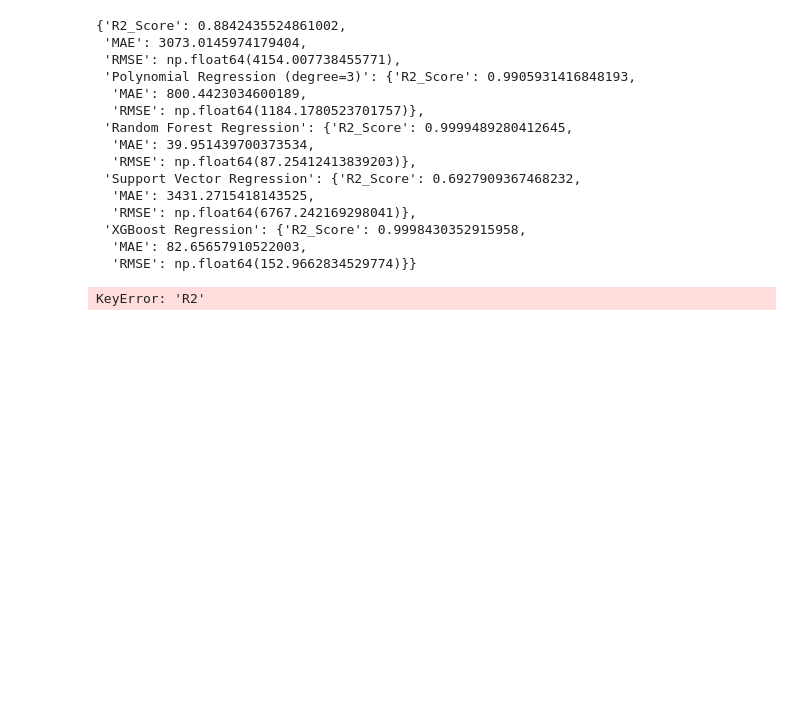
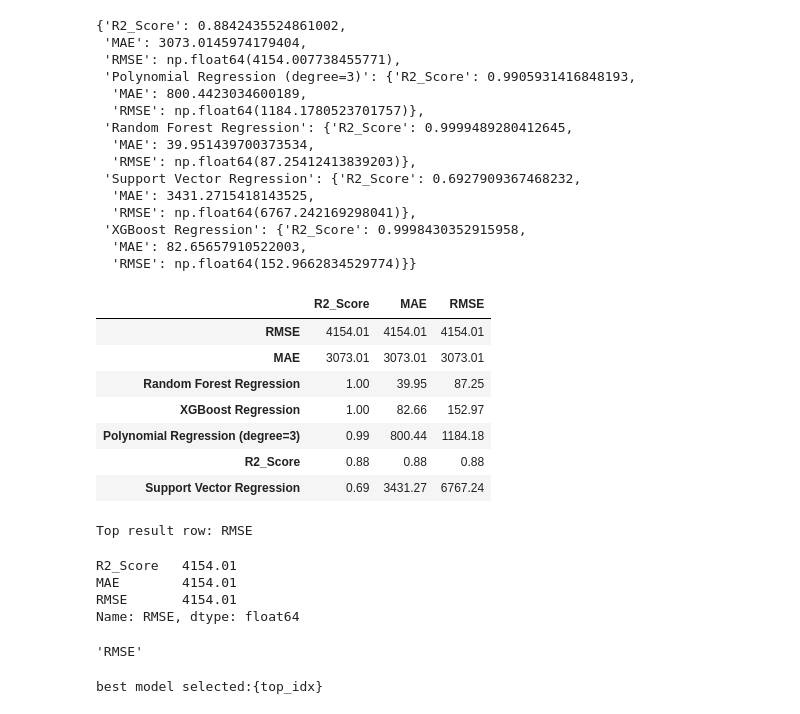
Before and after one commit to damintha01/Health_Insurance_Costs_Predicting-, a Jupyter notebook: analysis_model.ipynb, the cells around one changed output. Cells and saved outputs as stored; diff of their text form; code cells hidden in the pictures; blank space fills up the shorter version.

Commit message:
save model

```diff
--- a/analysis_model.ipynb
+++ b/analysis_model.ipynb
@@ -295,7 +295,14 @@ results
   'MAE': 82.65657910522003,
   'RMSE': np.float64(152.9662834529774)}}
 # %%
-results_df=pd.DataFrame(results).T.sort_values(by="R2",ascending=False)
+results_df=pd.DataFrame(results).T.sort_values(by="R2_Score",ascending=False)
 results_df
 # %% [output]
-KeyError: 'R2'
+|  | R2_Score | MAE | RMSE |
+| RMSE | 4154.01 | 4154.01 | 4154.01 |
+| MAE | 3073.01 | 3073.01 | 3073.01 |
+| Random Forest Regression | 1.00 | 39.95 | 87.25 |
+| XGBoost Regression | 1.00 | 82.66 | 152.97 |
+| Polynomial Regression (degree=3) | 0.99 | 800.44 | 1184.18 |
+| R2_Score | 0.88 | 0.88 | 0.88 |
+| Support Vector Regression | 0.69 | 3431.27 | 6767.24 |
@@ -301,0 +317,33 @@ KeyError: 'R2'
+# %%
+# select the row with the highest R2 score from results_df
+top_idx = results_df['R2_Score'].idxmax()
+top_row = results_df.loc[top_idx]
+
+# map results_df row names to keys used in the `models` dict (if needed)
+name_map = {
+	'Random Forest Regression': 'Random Forest',
+	'XGBoost Regression': 'XGBoost',
+	'Polynomial Regression (degree=3)': 'Polynomial Regression',
+	'Support Vector Regression': 'SVR',
+	'Linear Regression': 'Linear Regression'
+}
+mapped_name = name_map.get(top_idx, top_idx)
+top_model = models.get(mapped_name)  # may be None if no matching key
+
+print("Top result row:", top_idx)
+top_row
+# %% [output]
+Top result row: RMSE
+R2_Score   4154.01
+MAE        4154.01
+RMSE       4154.01
+Name: RMSE, dtype: float64
+# %%
+top_idx
+# %% [output]
+'RMSE'
+# %%
+joblib.dump(top_idx,"best_model.pkl")
+print("best model selected:{top_idx}")
+# %% [output]
+best model selected:{top_idx}
```
Also changed, not shown: parts of 1 cell of this notebook, 1 other file.
